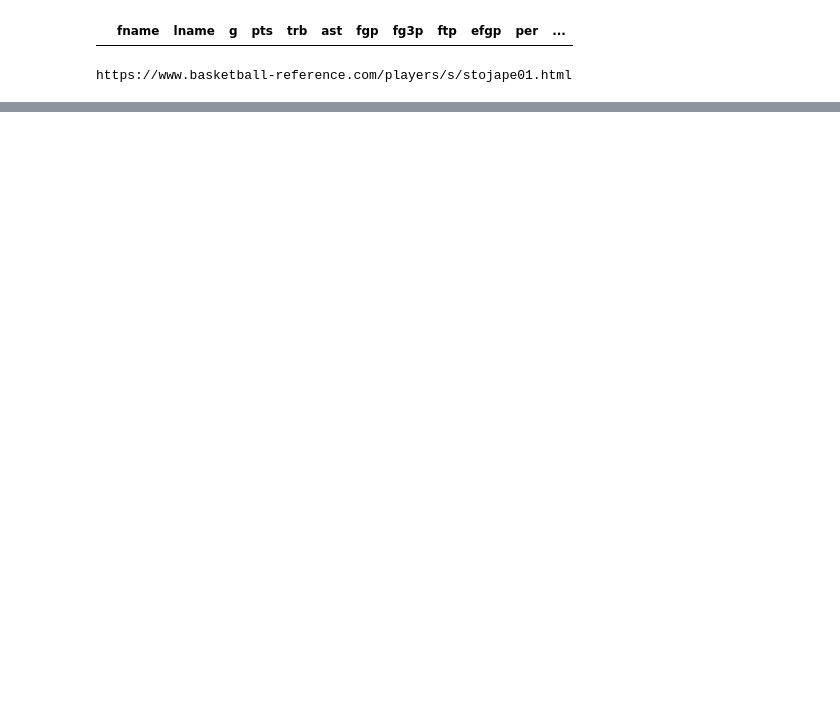
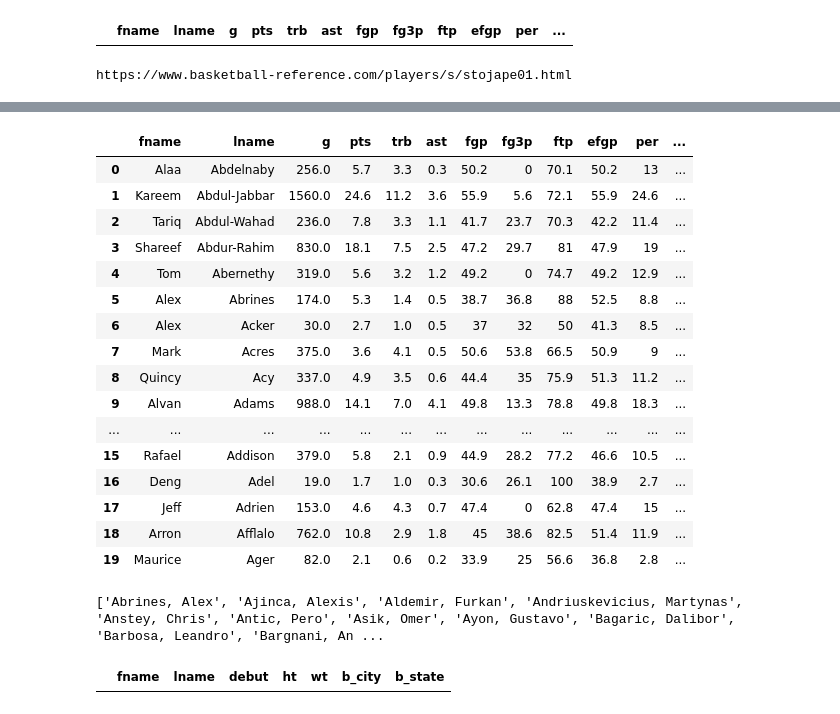
Before and after one commit to joshwmay/inst462_gibson_malik_may, a Jupyter notebook: jupyter/scrape.ipynb, the cells around one changed output, grey strips where cells are left out. Cells and saved outputs as stored; diff of their text form; code cells hidden in the pictures; blank space fills up the shorter version.

```diff
--- a/jupyter/scrape.ipynb
+++ b/jupyter/scrape.ipynb
@@ -190,0 +226,11 @@ players.to_csv("scrape.csv")
+# %%
+meta = pd.DataFrame({"fname":[],
+                      "lname":[],
+                      "school":[],
+                      "debut":[],
+                      "ht":[],
+                      "wt":[],
+                      "b_city":[],
+                      "b_state":[],
+                       })
+meta.head()
@@ -190,0 +239,22 @@ players.to_csv("scrape.csv")
+# %%
+y = 1
+for player in ply_list:
+    try:
+        insert = rookie(player, y)
+    except:
+        player = str(player).split(",")
+        df = pd.DataFrame({"fname":[player[1]],
+                        "lname":[player[0]],
+                        "school":[""],
+                        "debut":[""],
+                        "ht":[""],
+                        "wt":[""],
+                        "b_city":[""],
+                        "b_state":[""],
+                         },index=[y])
+        meta = meta.append(df)
+        y += 1
+        continue
+    meta = meta.append(insert)
+    y += 1
+meta.head()
@@ -190,0 +305,21 @@ players.to_csv("scrape.csv")
+# %%
+ult = pd.merge(scrape, meta,  how='outer', on=['fname','lname'])
+ult.head(20)
+# %% [output]
+|  | fname | lname | g | pts | trb | ast | fgp | fg3p | ftp | efgp | per | ... |
+| 0 | Alaa | Abdelnaby | 256.0 | 5.7 | 3.3 | 0.3 | 50.2 | 0 | 70.1 | 50.2 | 13 | ... |
+| 1 | Kareem | Abdul-Jabbar | 1560.0 | 24.6 | 11.2 | 3.6 | 55.9 | 5.6 | 72.1 | 55.9 | 24.6 | ... |
+| 2 | Tariq | Abdul-Wahad | 236.0 | 7.8 | 3.3 | 1.1 | 41.7 | 23.7 | 70.3 | 42.2 | 11.4 | ... |
+| 3 | Shareef | Abdur-Rahim | 830.0 | 18.1 | 7.5 | 2.5 | 47.2 | 29.7 | 81 | 47.9 | 19 | ... |
+| 4 | Tom | Abernethy | 319.0 | 5.6 | 3.2 | 1.2 | 49.2 | 0 | 74.7 | 49.2 | 12.9 | ... |
+| 5 | Alex | Abrines | 174.0 | 5.3 | 1.4 | 0.5 | 38.7 | 36.8 | 88 | 52.5 | 8.8 | ... |
+| 6 | Alex | Acker | 30.0 | 2.7 | 1.0 | 0.5 | 37 | 32 | 50 | 41.3 | 8.5 | ... |
+| 7 | Mark | Acres | 375.0 | 3.6 | 4.1 | 0.5 | 50.6 | 53.8 | 66.5 | 50.9 | 9 | ... |
+| 8 | Quincy | Acy | 337.0 | 4.9 | 3.5 | 0.6 | 44.4 | 35 | 75.9 | 51.3 | 11.2 | ... |
+| 9 | Alvan | Adams | 988.0 | 14.1 | 7.0 | 4.1 | 49.8 | 13.3 | 78.8 | 49.8 | 18.3 | ... |
+| ... | ... | ... | ... | ... | ... | ... | ... | ... | ... | ... | ... | ... |
+| 15 | Rafael | Addison | 379.0 | 5.8 | 2.1 | 0.9 | 44.9 | 28.2 | 77.2 | 46.6 | 10.5 | ... |
+| 16 | Deng | Adel | 19.0 | 1.7 | 1.0 | 0.3 | 30.6 | 26.1 | 100 | 38.9 | 2.7 | ... |
+| 17 | Jeff | Adrien | 153.0 | 4.6 | 4.3 | 0.7 | 47.4 | 0 | 62.8 | 47.4 | 15 | ... |
+| 18 | Arron | Afflalo | 762.0 | 10.8 | 2.9 | 1.8 | 45 | 38.6 | 82.5 | 51.4 | 11.9 | ... |
+| 19 | Maurice | Ager | 82.0 | 2.1 | 0.6 | 0.2 | 33.9 | 25 | 56.6 | 36.8 | 2.8 | ... |
@@ -190,0 +328,18 @@ players.to_csv("scrape.csv")
+# %%
+f = open("players2.txt", "r")
+list2 = f.read().split("\n")
+print(list2)
+# %% [output]
+['Abrines, Alex', 'Ajinca, Alexis', 'Aldemir, Furkan', 'Andriuskevicius, Martynas', 'Anstey, Chris', 'Antic, Pero', 'Asik, Omer', 'Ayon, Gustavo', 'Bagaric, Dalibor', 'Barbosa, Leandro', 'Bargnani, An ...
+# %%
+meta2 = pd.DataFrame({"fname":[],
+                      "lname":[],
+                      "debut":[],
+                      "ht":[],
+                      "wt":[],
+                      "b_city":[],
+                      "b_state":[],
+                       })
+meta2.head()
+# %% [output]
+|  | fname | lname | debut | ht | wt | b_city | b_state |
```
Also changed, not shown: parts of 15 cells of this notebook.
